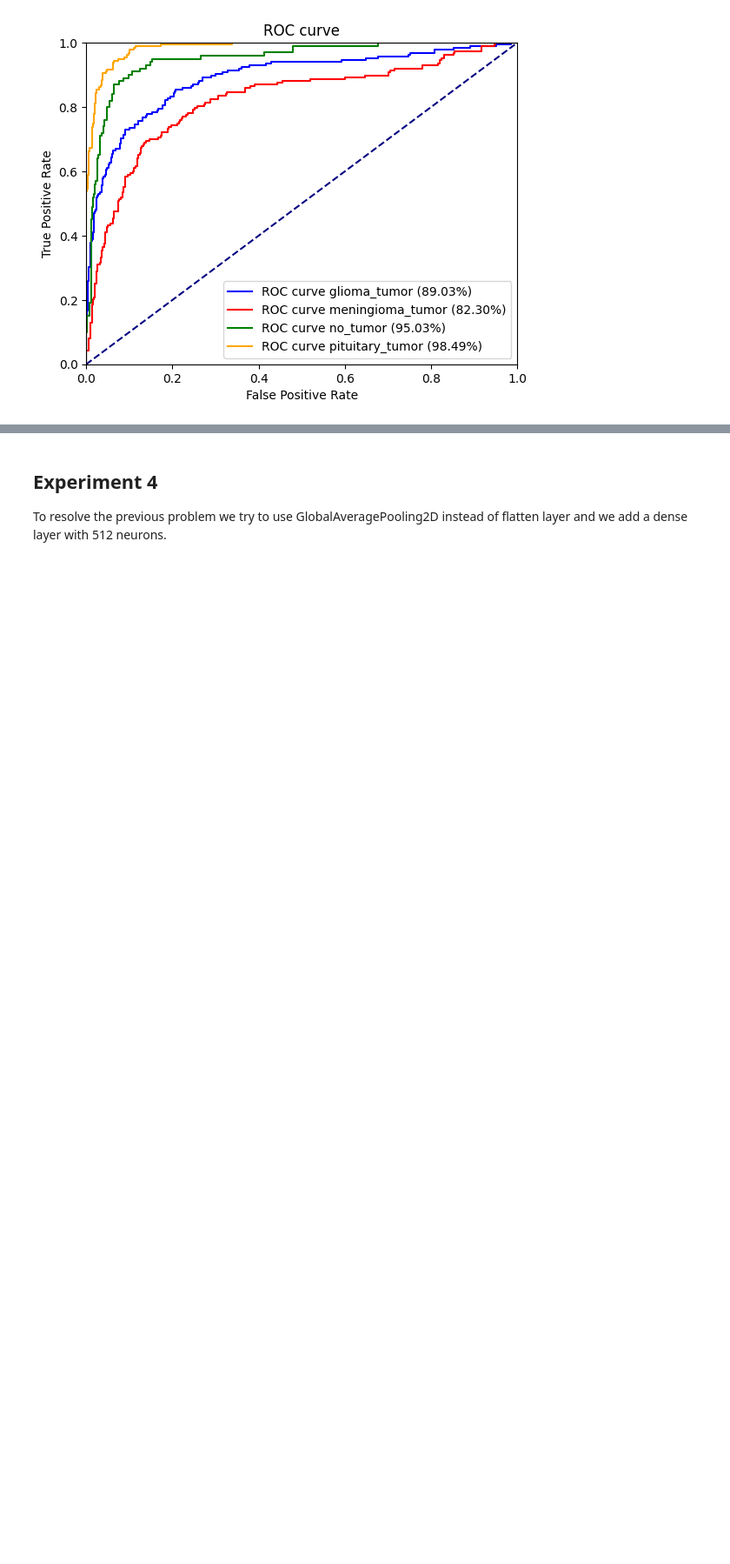
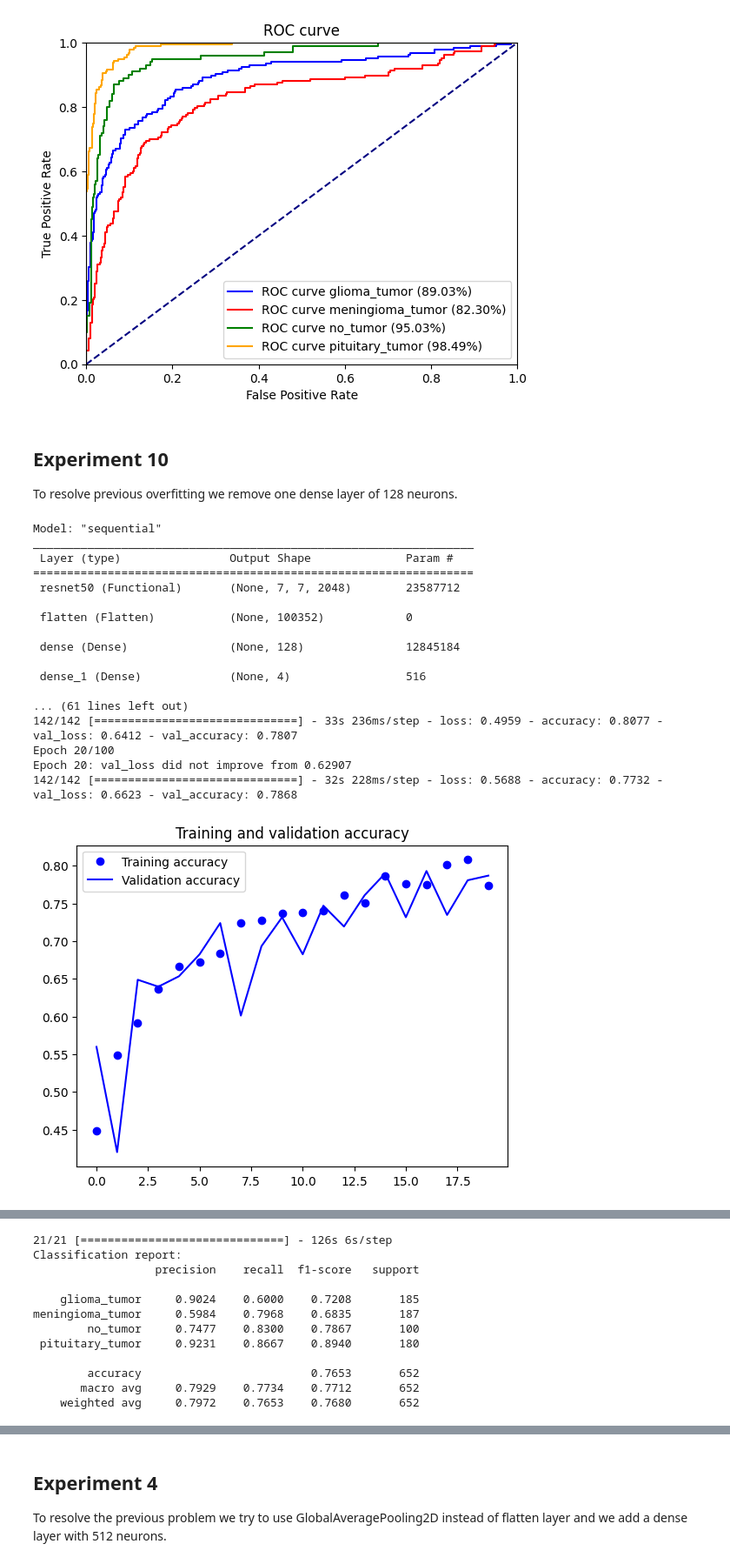
Before and after one commit to mgiorgi13/brain_tumor_classifier, a Jupyter notebook: ResNet_50_pretrained_network.ipynb, the cells around one changed output, grey strips where cells are left out. Shown at 87% size. Drawn from its saved outputs; the diff is of its cells as text; code cells hidden in the pictures; blank space fills up the shorter version.

```diff
--- a/ResNet_50_pretrained_network.ipynb
+++ b/ResNet_50_pretrained_network.ipynb
@@ -471,3 +471,45 @@ meningioma_tumor     0.6887    0.5561    0.6154       187
     weighted avg     0.7447    0.7025    0.7066       652
 [figure]
 [figure]
+# %% [markdown]
+## Experiment 10
+
+To resolve previous overfitting we remove one dense layer of 128 neurons.
+# %%
+model = Sequential()
+model.add(base_model)
+model.add(Flatten())
+model.add(Dense(128, activation='relu'))
+model.add(Dense(4, activation='softmax')) #4 classi di output
+
+# freeze the layers of the pretrained model
+for layer in base_model.layers:
+    layer.trainable = False
+
+# compile the model
+compile_model(model)
+
+# run the model
+run_model(model, 'ResNet50', "ResNet-50_128")
+
+# evaluate the model
+evaluate_model(model, test_generator, "ResNet-50_128", "ResNet50")
+# %% [output]
+Model: "sequential"
+_________________________________________________________________
+ Layer (type)                Output Shape              Param #
+=================================================================
+ resnet50 (Functional)       (None, 7, 7, 2048)        23587712
+
+ flatten (Flatten)           (None, 100352)            0
+
+ dense (Dense)               (None, 128)               12845184
+
+ dense_1 (Dense)             (None, 4)                 516
+
+... (61 lines left out)
+142/142 [==============================] - 33s 236ms/step - loss: 0.4959 - accuracy: 0.8077 - val_loss: 0.6412 - val_accuracy: 0.7807
+Epoch 20/100
+Epoch 20: val_loss did not improve from 0.62907
+142/142 [==============================] - 32s 228ms/step - loss: 0.5688 - accuracy: 0.7732 - val_loss: 0.6623 - val_accuracy: 0.7868
+[figure, added]
@@ -473,0 +517,12 @@ meningioma_tumor     0.6887    0.5561    0.6154       187
+21/21 [==============================] - 126s 6s/step
+Classification report:
+                  precision    recall  f1-score   support
+
+    glioma_tumor     0.9024    0.6000    0.7208       185
+meningioma_tumor     0.5984    0.7968    0.6835       187
+        no_tumor     0.7477    0.8300    0.7867       100
+ pituitary_tumor     0.9231    0.8667    0.8940       180
+
+        accuracy                         0.7653       652
+       macro avg     0.7929    0.7734    0.7712       652
+    weighted avg     0.7972    0.7653    0.7680       652
```
Also changed, not shown: parts of 1 cell of this notebook.
